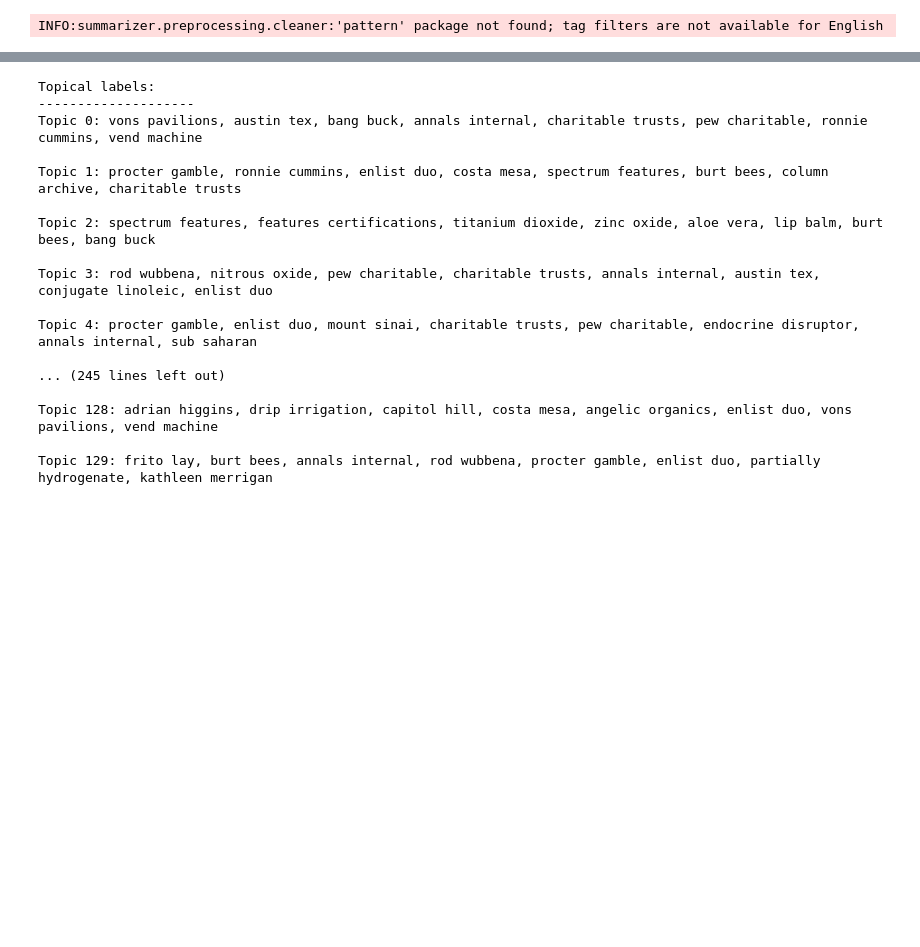
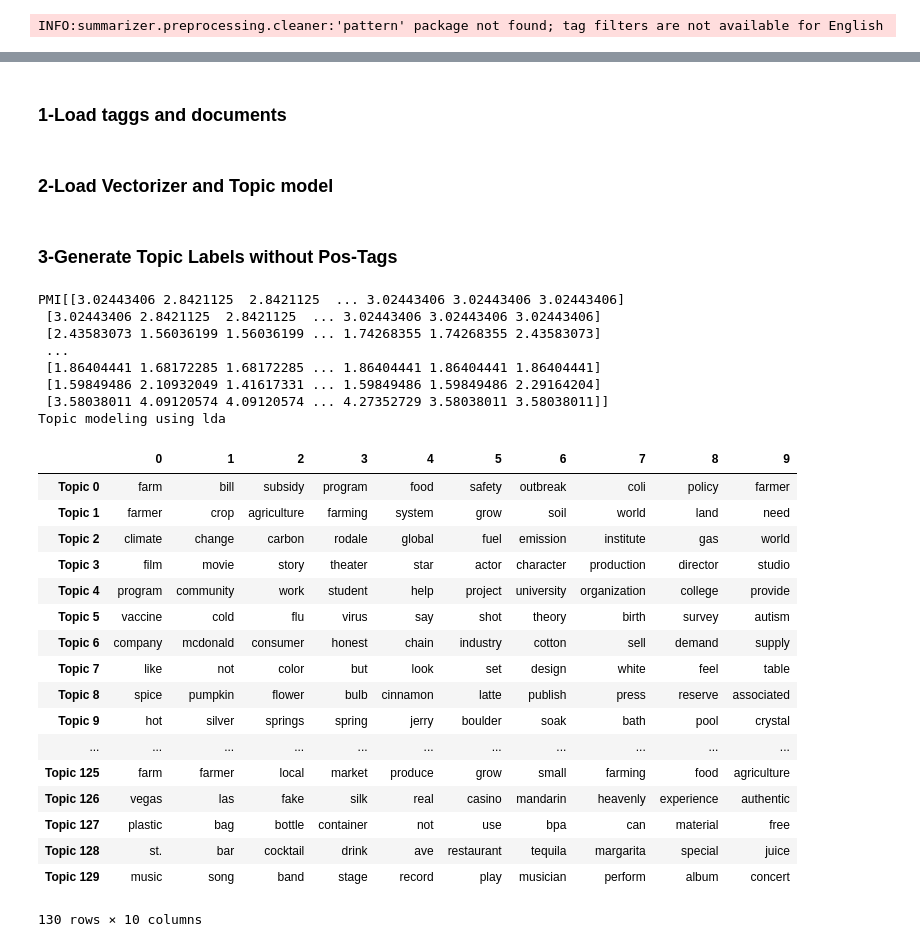
Before and after one commit to ga65duy/Topic-Modeling, a Jupyter notebook: notebooks/automatic_topic_labelling/ATM_English_Editorial_lda.ipynb, the cells around one changed output, grey strips where cells are left out. Cells and saved outputs as stored; diff of their text form; code cells hidden in the pictures; blank space fills up the shorter version.

```diff
--- a/notebooks/automatic_topic_labelling/ATM_English_Editorial_lda.ipynb
+++ b/notebooks/automatic_topic_labelling/ATM_English_Editorial_lda.ipynb
@@ -7,18 +11,3 @@ from src.features.vectorizer import Vectorizer
 from src.models.topic_models import TopicModel
 # %% [output]
 INFO:summarizer.preprocessing.cleaner:'pattern' package not found; tag filters are not available for English
-# %%
-language = "english"
-type = "editorial"
-texttype = "article_texts"
-model = "lda"
-
-vec = Vectorizer.load('vectorizer/lda_english_editorial_without_bigrams.pkl')
-tm = TopicModel.load('topic_models/lda/lda_english_editorial_without_bigrams_articles_130.pkl')
-
-
-docs = tl.load_doc(language, type, texttype,kind = "wobigrams")
-print(docs[:5])
-
-
-labels = tl.get_topic_lables([],docs,[],model,vec,tm,n_top_words = 15, n_cand_lables = 100,lable_min_df = 15, n_labels = 8)
@@ -77,26 +14,56 @@ lable scores
+# %% [markdown]
+### 1-Load taggs and documents
+# %%
+language = "english"
+type = "editorial"
+texttype = "article_texts"
+model = "lda"
+pos=None
+
+docsTuple = hp.load_taggs(language,type)
+
+text = hp.load_doc(language, type, texttype,"tagged")
+# %% [markdown]
+### 2-Load Vectorizer and Topic model
+# %%
+vec = Vectorizer.load('tagged/vectorizer/lda_english_editorial_pos.pkl')
+tm = TopicModel.load('tagged/topic_models/lda/lda_english_editorial_tagged_articles_130.pkl')
+# %% [markdown]
+### 3-Generate Topic Labels without Pos-Tags
 # %%
+labels = tl.get_topic_lables(docsTuple,text,pos,model,vec,tm,n_top_words = 15, n_cand_lables = 100,lable_min_df = 5, n_labels = 8)
+
 print("\nTopical labels:")
 print("-" * 20)
 for i, labels in enumerate(labels):
     print(u"Topic {}: {}\n".format(
         i,
         ', '.join(map(lambda l: ' '.join(l), labels))
     ))
 # %% [output]
-Topical labels:
---------------------
-Topic 0: vons pavilions, austin tex, bang buck, annals internal, charitable trusts, pew charitable, ronnie cummins, vend machine
-
-Topic 1: procter gamble, ronnie cummins, enlist duo, costa mesa, spectrum features, burt bees, column archive, charitable trusts
-
-Topic 2: spectrum features, features certifications, titanium dioxide, zinc oxide, aloe vera, lip balm, burt bees, bang buck
-
-Topic 3: rod wubbena, nitrous oxide, pew charitable, charitable trusts, annals internal, austin tex, conjugate linoleic, enlist duo
-
-Topic 4: procter gamble, enlist duo, mount sinai, charitable trusts, pew charitable, endocrine disruptor, annals internal, sub saharan
-
-... (245 lines left out)
-
-Topic 128: adrian higgins, drip irrigation, capitol hill, costa mesa, angelic organics, enlist duo, vons pavilions, vend machine
-
-Topic 129: frito lay, burt bees, annals internal, rod wubbena, procter gamble, enlist duo, partially hydrogenate, kathleen merrigan
+PMI[[3.02443406 2.8421125  2.8421125  ... 3.02443406 3.02443406 3.02443406]
+ [3.02443406 2.8421125  2.8421125  ... 3.02443406 3.02443406 3.02443406]
+ [2.43583073 1.56036199 1.56036199 ... 1.74268355 1.74268355 2.43583073]
+ ...
+ [1.86404441 1.68172285 1.68172285 ... 1.86404441 1.86404441 1.86404441]
+ [1.59849486 2.10932049 1.41617331 ... 1.59849486 1.59849486 2.29164204]
+ [3.58038011 4.09120574 4.09120574 ... 4.27352729 3.58038011 3.58038011]]
+Topic modeling using lda
+|  | 0 | 1 | 2 | 3 | 4 | 5 | 6 | 7 | 8 | 9 |
+| Topic 0 | farm | bill | subsidy | program | food | safety | outbreak | coli | policy | farmer |
+| Topic 1 | farmer | crop | agriculture | farming | system | grow | soil | world | land | need |
+| Topic 2 | climate | change | carbon | rodale | global | fuel | emission | institute | gas | world |
+| Topic 3 | film | movie | story | theater | star | actor | character | production | director | studio |
+| Topic 4 | program | community | work | student | help | project | university | organization | college | provide |
+| Topic 5 | vaccine | cold | flu | virus | say | shot | theory | birth | survey | autism |
+| Topic 6 | company | mcdonald | consumer | honest | chain | industry | cotton | sell | demand | supply |
+| Topic 7 | like | not | color | but | look | set | design | white | feel | table |
+| Topic 8 | spice | pumpkin | flower | bulb | cinnamon | latte | publish | press | reserve | associated |
+| Topic 9 | hot | silver | springs | spring | jerry | boulder | soak | bath | pool | crystal |
+| ... | ... | ... | ... | ... | ... | ... | ... | ... | ... | ... |
+| Topic 125 | farm | farmer | local | market | produce | grow | small | farming | food | agriculture |
+| Topic 126 | vegas | las | fake | silk | real | casino | mandarin | heavenly | experience | authentic |
+| Topic 127 | plastic | bag | bottle | container | not | use | bpa | can | material | free |
+| Topic 128 | st. | bar | cocktail | drink | ave | restaurant | tequila | margarita | special | juice |
+| Topic 129 | music | song | band | stage | record | play | musician | perform | album | concert |
+130 rows × 10 columns
```
Also changed, not shown: parts of 11 cells of this notebook, 18 other files.
